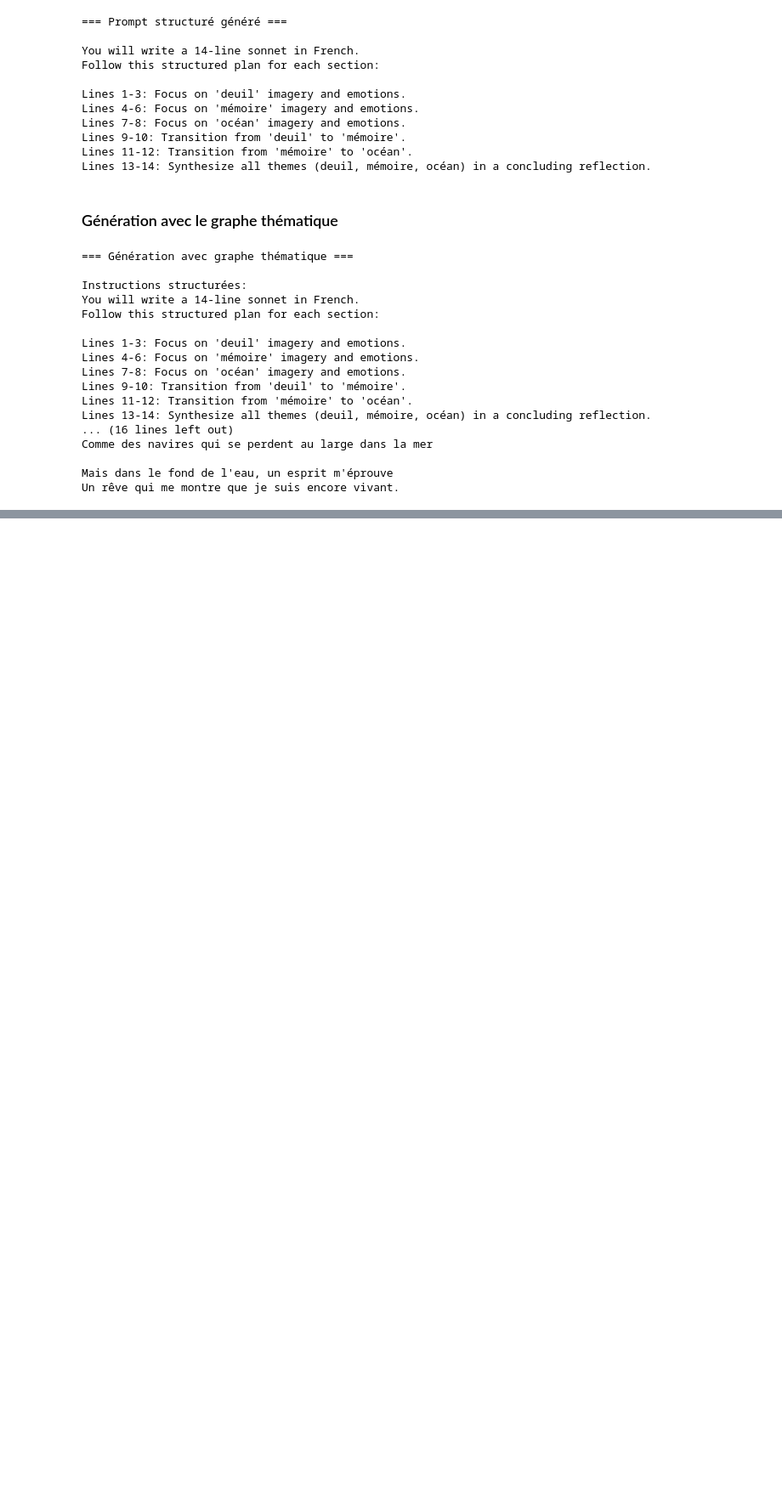
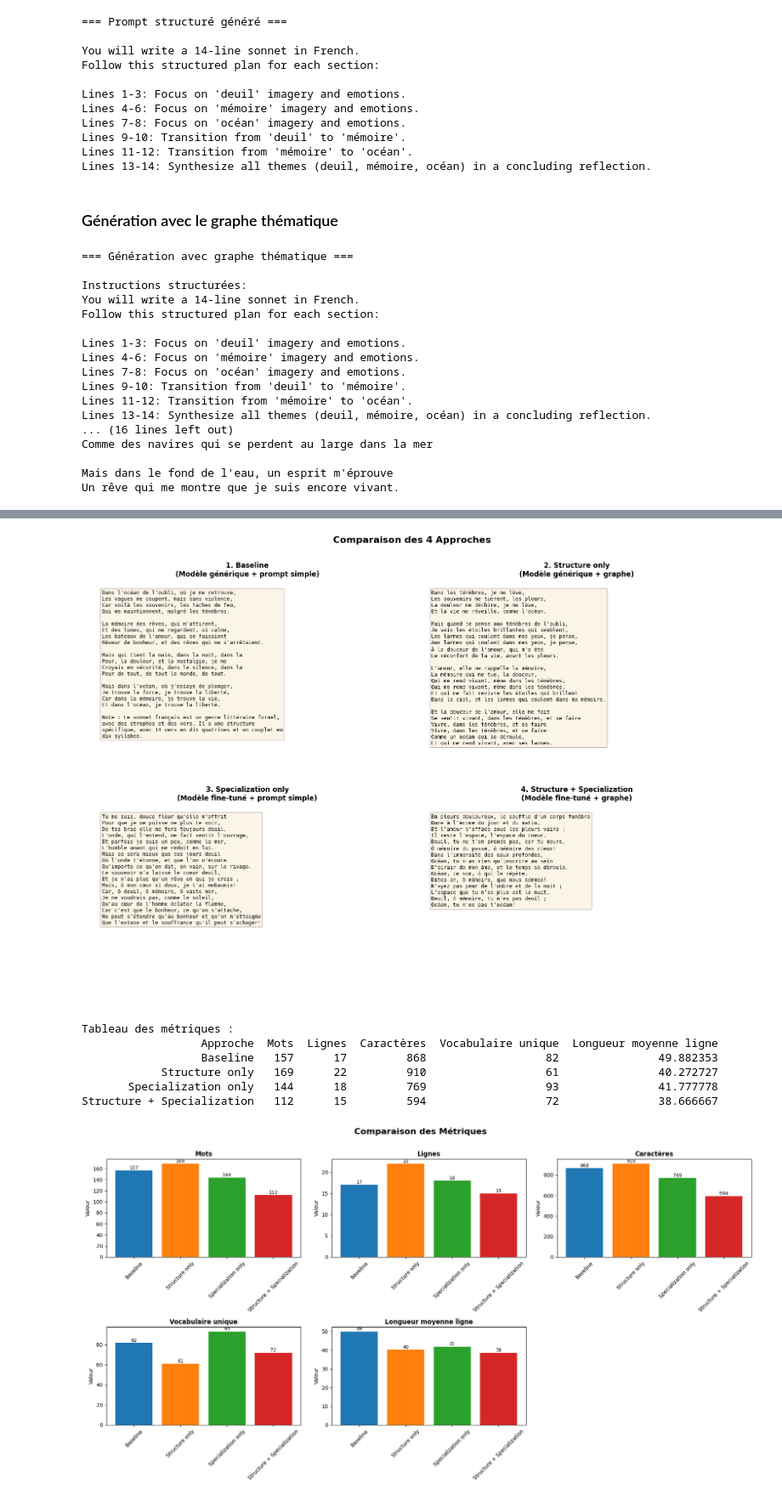
Before and after one commit to ErwinGoneMad/NLP2, a Jupyter notebook: sandbox.ipynb, the cells around one changed output, grey strips where cells are left out. Shown at 85% size. Saved outputs shown, nothing was run; the diff lists cells and outputs as text; code cells hidden in the pictures; blank space fills up the shorter version.

```diff
--- a/sandbox.ipynb
+++ b/sandbox.ipynb
@@ -219,0 +394,32 @@ Un rêve qui me montre que je suis encore vivant.
+# %%
+from src.comparison import run_comparison, visualize_comparison
+from pathlib import Path
+from datetime import datetime
+import json
+
+TOPIC_GRAPH = {
+    "nodes": ["deuil", "mémoire", "océan"],
+    "edges": [("deuil", "mémoire"), ("mémoire", "océan")]
+}
+
+FORM_SPEC = {
+    "form": "sonnet",
+    "total_lines": 14
+}
+
+GENERATION_PARAMS = {
+    "max_tokens": 1000,
+    "temperature": 0.8,
+    "top_p": 0.95
+}
+# %%
+results = run_comparison(
+    llm=llm,
+    topic_graph=TOPIC_GRAPH,
+    form_spec=FORM_SPEC,
+    generation_params=GENERATION_PARAMS
+)
+
+print("Comparaison terminée!")
+for approach_name, data in results.items():
+    print(f"- {data['description']}: {data['metrics']['word_count']} mots")
@@ -219,0 +438,16 @@ Un rêve qui me montre que je suis encore vivant.
+# %%
+import importlib
+import src.comparison.visualization
+importlib.reload(src.comparison.visualization)
+from src.comparison.visualization import visualize_comparison
+
+visualize_comparison(results)
+# %% [output]
+[figure, added]
+Tableau des métriques :
+                  Approche  Mots  Lignes  Caractères  Vocabulaire unique  Longueur moyenne ligne
+                  Baseline   157      17         868                  82               49.882353
+            Structure only   169      22         910                  61               40.272727
+       Specialization only   144      18         769                  93               41.777778
+Structure + Specialization   112      15         594                  72               38.666667
+[figure, added]
```
Also changed, not shown: parts of 19 cells of this notebook, 23 other files.
